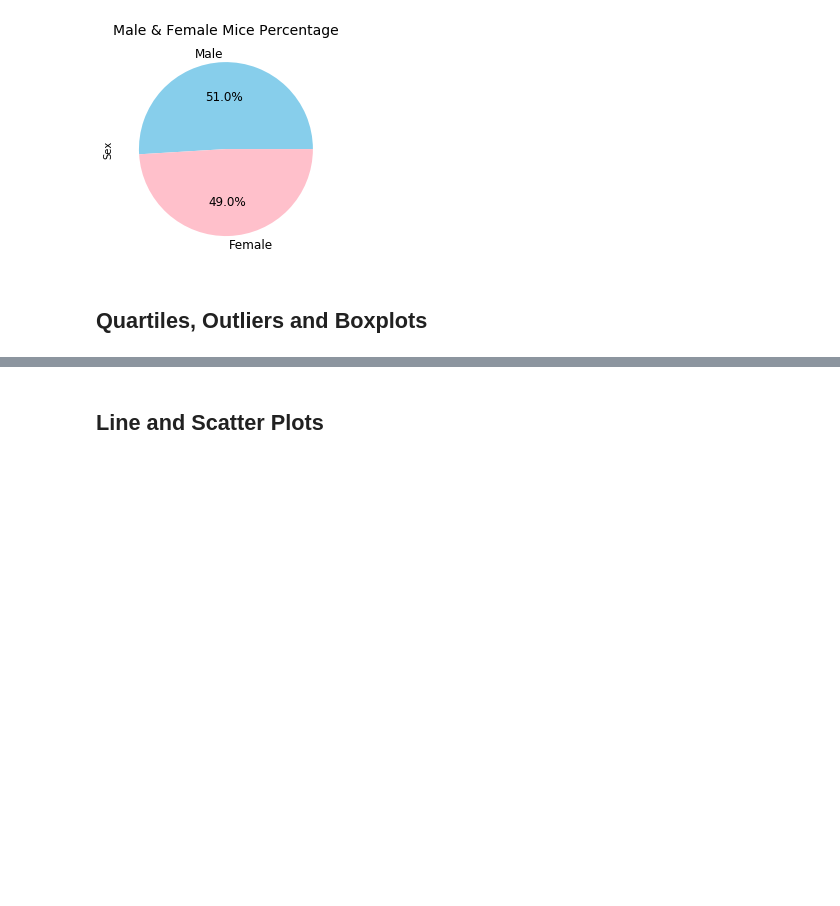
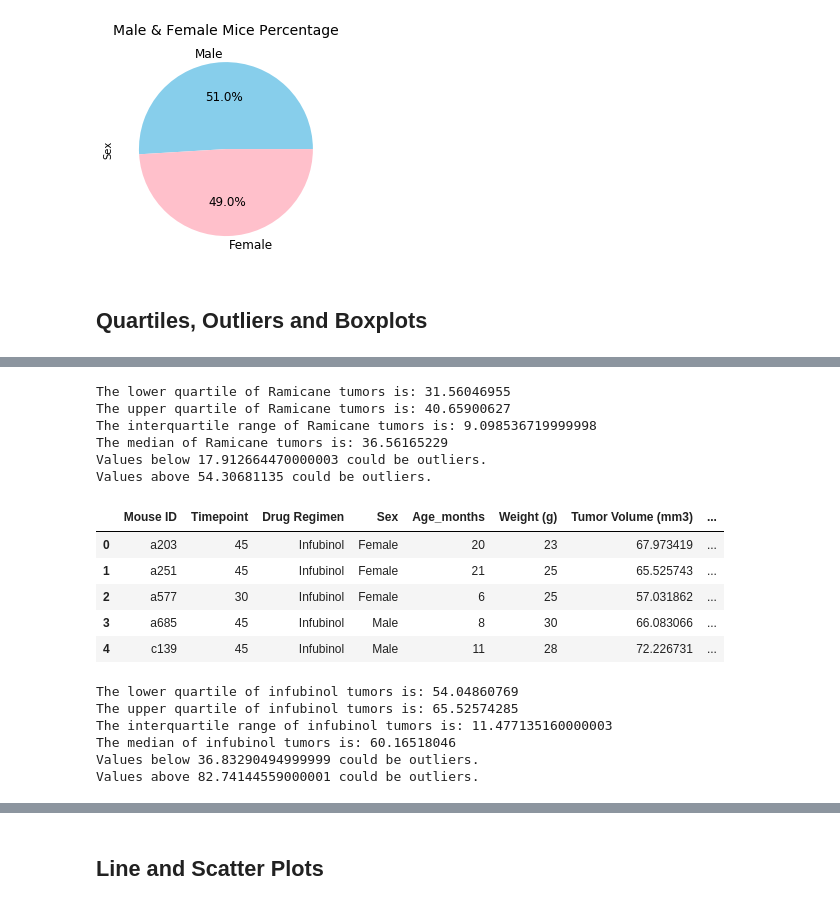
Before and after one commit to Sushil100040/Matplotlib_challenge, a Jupyter notebook: Pymaceuticals/pymaceuticals_starter.ipynb, the cells around one changed output, grey strips where cells are left out. Cells and saved outputs as stored; diff of their text form; code cells hidden in the pictures; blank space fills up the shorter version.

```diff
--- a/Pymaceuticals/pymaceuticals_starter.ipynb
+++ b/Pymaceuticals/pymaceuticals_starter.ipynb
@@ -297,0 +353,71 @@ Ceftamin's potential outliers: Series([], Name: Tumor Volume (mm3), dtype: float
+# %%
+#Getting the tumor volume from the merged table
+ramicane_tumors=ramicane_merge["Tumor Volume (mm3)"]
+
+#Calculating the quartiles, iqr and outliers
+quartiles = ramicane_tumors.quantile([.25, .5, .75])
+lowerq = quartiles[0.25]
+upperq = quartiles[0.75]
+median = quartiles[0.5]
+iqr = upperq-lowerq
+lower_bound = lowerq-(1.5*iqr)
+upper_bound = upperq+(1.5*iqr)
+
+print(f"The lower quartile of Ramicane tumors is: {lowerq}")
+print(f"The upper quartile of Ramicane tumors is: {upperq}")
+print(f"The interquartile range of Ramicane tumors is: {iqr}")
+print(f"The median of Ramicane tumors is: {median} ")
+print(f"Values below {lower_bound} could be outliers.")
+print(f"Values above {upper_bound} could be outliers.")
+# %% [output]
+The lower quartile of Ramicane tumors is: 31.56046955
+The upper quartile of Ramicane tumors is: 40.65900627
+The interquartile range of Ramicane tumors is: 9.098536719999998
+The median of Ramicane tumors is: 36.56165229
+Values below 17.912664470000003 could be outliers.
+Values above 54.30681135 could be outliers.
+# %%
+#For Infubinol
+#Group the dataframe infubinol_df by Mouse ID and select the maximum values
+infubinol_last = infubinol_df.groupby("Mouse ID").max()
+#Then select the timepoint for each Mouse ID
+infubinol_last_max= infubinol_last["Timepoint"]
+
+#Create a dataframe with max timepoint for each Mouse ID from the above data
+infubinol_vol = pd.DataFrame(infubinol_last_max)
+#Merge the data frame with the merged_df
+infubinol_merge=pd.merge(infubinol_vol,merged_df, on=("Mouse ID", "Timepoint"), how="left")
+infubinol_merge.head()
+# %% [output]
+|  | Mouse ID | Timepoint | Drug Regimen | Sex | Age_months | Weight (g) | Tumor Volume (mm3) | ... |
+| 0 | a203 | 45 | Infubinol | Female | 20 | 23 | 67.973419 | ... |
+| 1 | a251 | 45 | Infubinol | Female | 21 | 25 | 65.525743 | ... |
+| 2 | a577 | 30 | Infubinol | Female | 6 | 25 | 57.031862 | ... |
+| 3 | a685 | 45 | Infubinol | Male | 8 | 30 | 66.083066 | ... |
+| 4 | c139 | 45 | Infubinol | Male | 11 | 28 | 72.226731 | ... |
+# %%
+#Getting the tumor volume from the merged table
+infubinol_tumors=infubinol_merge["Tumor Volume (mm3)"]
+
+#Calculating the quartiles, iqr and outliers
+quartiles = infubinol_tumors.quantile([.25, .5, .75])
+lowerq = quartiles[0.25]
+upperq = quartiles[0.75]
+median = quartiles[0.5]
+iqr = upperq-lowerq
+lower_bound = lowerq-(1.5*iqr)
+upper_bound = upperq+(1.5*iqr)
+
+print(f"The lower quartile of infubinol tumors is: {lowerq}")
+print(f"The upper quartile of infubinol tumors is: {upperq}")
+print(f"The interquartile range of infubinol tumors is: {iqr}")
+print(f"The median of infubinol tumors is: {median} ")
+print(f"Values below {lower_bound} could be outliers.")
+print(f"Values above {upper_bound} could be outliers.")
+# %% [output]
+The lower quartile of infubinol tumors is: 54.04860769
+The upper quartile of infubinol tumors is: 65.52574285
+The interquartile range of infubinol tumors is: 11.477135160000003
+The median of infubinol tumors is: 60.16518046
+Values below 36.83290494999999 could be outliers.
+Values above 82.74144559000001 could be outliers.
```
Also changed, not shown: parts of 12 cells of this notebook.
